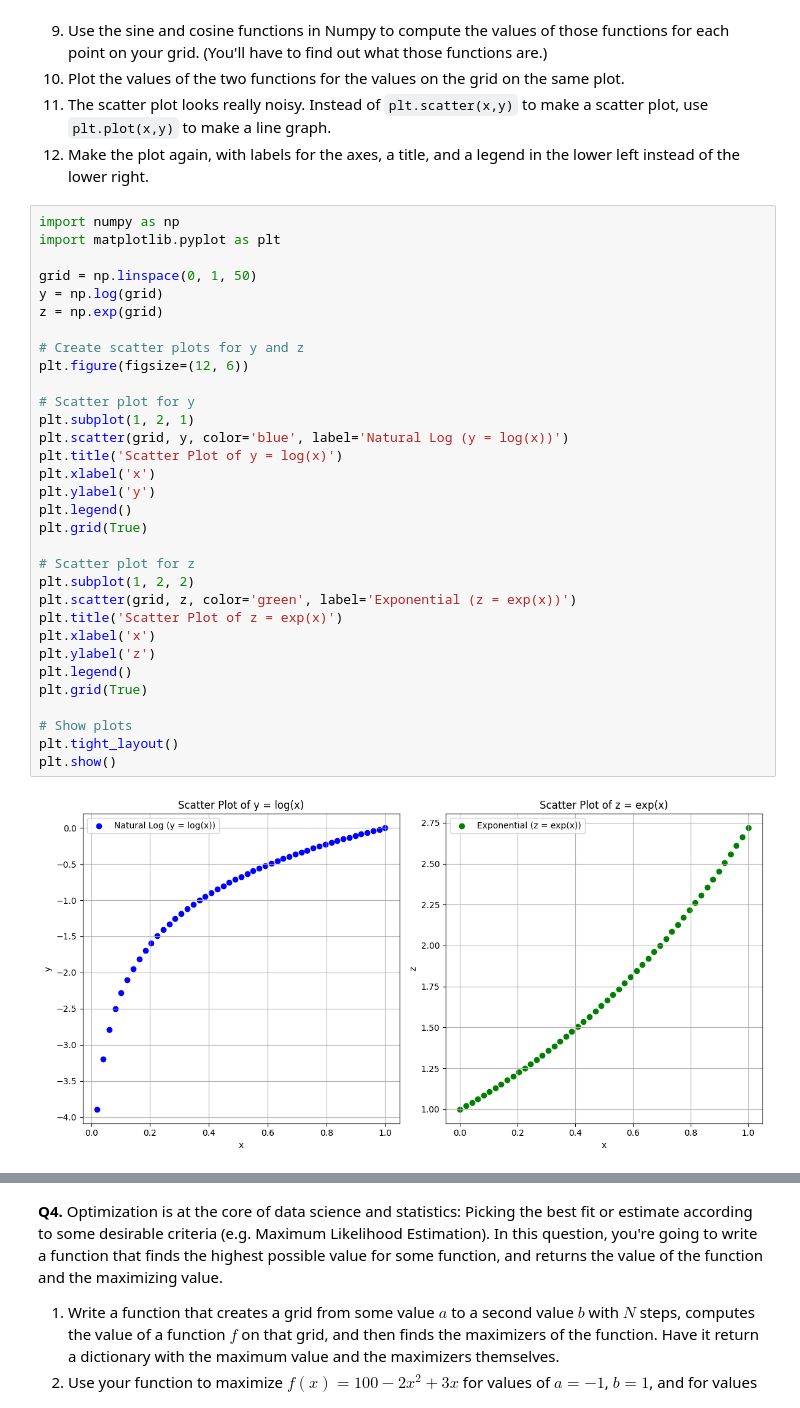
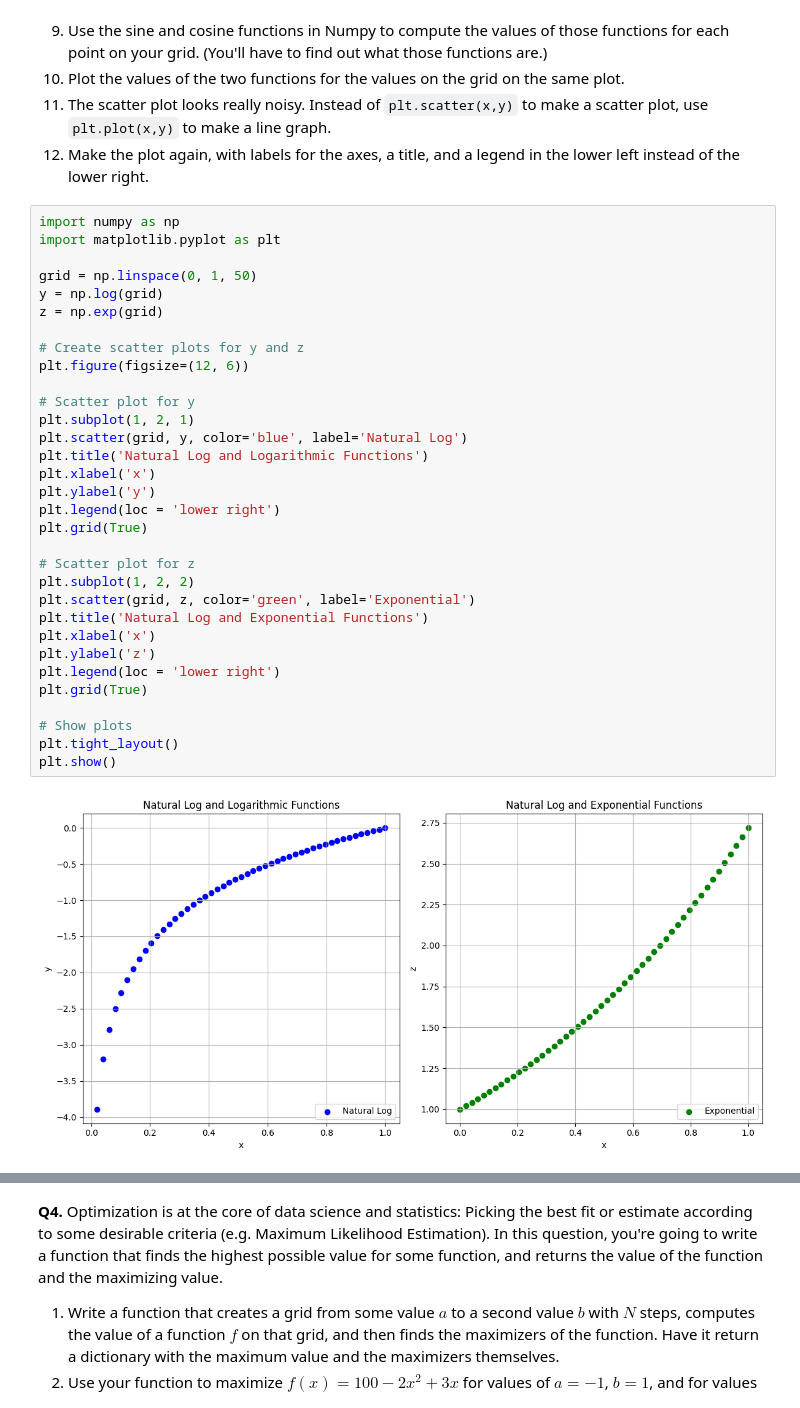
Before and after one commit to kimberlyyliuu/DS3001programming, a Jupyter notebook: assignment/assignment_programming.ipynb, the cells around one changed output, grey strips where cells are left out. Drawn from its saved outputs; the diff is of its cells as text.

```diff
--- a/assignment/assignment_programming.ipynb
+++ b/assignment/assignment_programming.ipynb
@@ -35,34 +41,34 @@ Now do it again, with slightly less direction:
 # %%
 import numpy as np
 import matplotlib.pyplot as plt
 
 grid = np.linspace(0, 1, 50)
 y = np.log(grid)
 z = np.exp(grid)
 
 # Create scatter plots for y and z
 plt.figure(figsize=(12, 6))
 
 # Scatter plot for y
 plt.subplot(1, 2, 1)
-plt.scatter(grid, y, color='blue', label='Natural Log (y = log(x))')
-plt.title('Scatter Plot of y = log(x)')
+plt.scatter(grid, y, color='blue', label='Natural Log')
+plt.title('Natural Log and Logarithmic Functions')
 plt.xlabel('x')
 plt.ylabel('y')
-plt.legend()
+plt.legend(loc = 'lower right')
 plt.grid(True)
 
 # Scatter plot for z
 plt.subplot(1, 2, 2)
-plt.scatter(grid, z, color='green', label='Exponential (z = exp(x))')
-plt.title('Scatter Plot of z = exp(x)')
+plt.scatter(grid, z, color='green', label='Exponential')
+plt.title('Natural Log and Exponential Functions')
 plt.xlabel('x')
 plt.ylabel('z')
-plt.legend()
+plt.legend(loc = 'lower right')
 plt.grid(True)
 
 # Show plots
 plt.tight_layout()
 plt.show()
 # %% [output]
-[figure, old version]
+[figure, new version]
```
Also changed, not shown: parts of 3 cells of this notebook.
